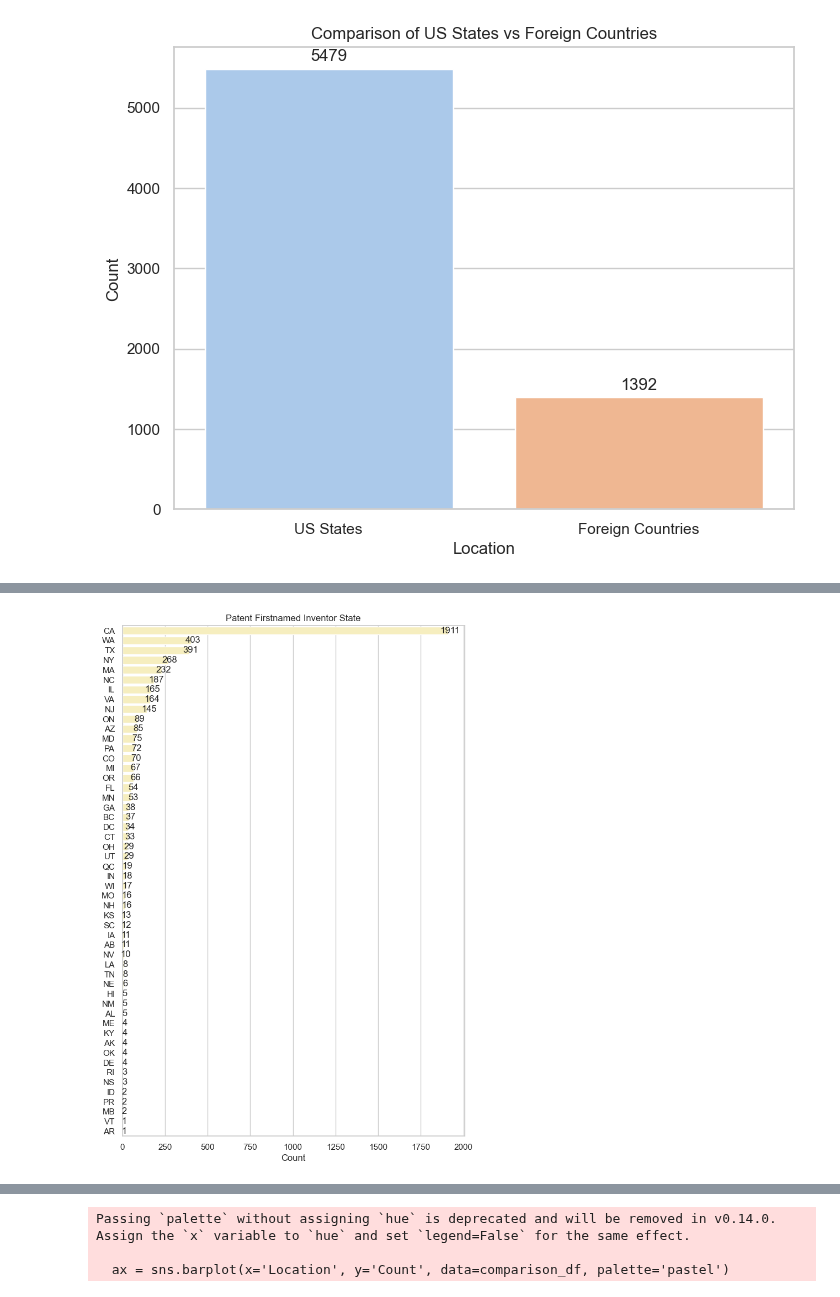
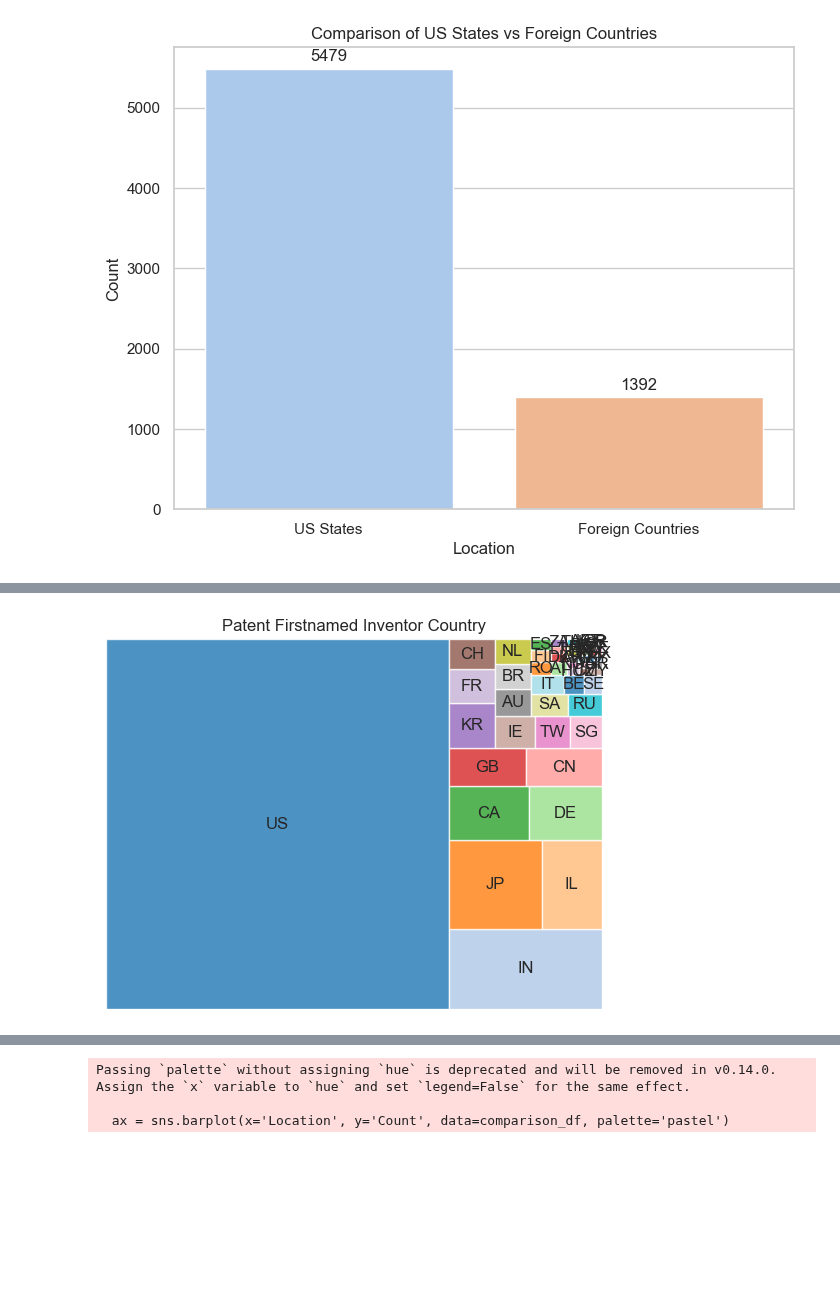
Before and after one commit to JunsooJung/Patentview, a Jupyter notebook: Patentview.ipynb, the cells around one changed output, grey strips where cells are left out. Drawn from its saved outputs; the diff is of its cells as text; code cells hidden in the pictures; blank space fills up the shorter version.

```diff
--- a/Patentview.ipynb
+++ b/Patentview.ipynb
@@ -1022,18 +1003,10 @@ plt.show()
-# %%
-df['patent_firstnamed_inventor_state_US'] =  df['patent_firstnamed_inventor_state'][df['patent_firstnamed_inventor_state']!="Foreigner"]
-patent_firstnamed_inventor_state_sort = df['patent_firstnamed_inventor_state_US'].value_counts().index
-
-plt.figure(figsize=(8, 12))
-ax = sns.countplot(y='patent_firstnamed_inventor_state_US', data=df,order=patent_firstnamed_inventor_state_sort)
-for p in ax.patches:
-    width = p.get_width()
-    plt.text(width + 10,
-             p.get_y() + p.get_height() / 2,
-             f'{int(width)}',
-             ha='center', va='center')
-plt.title('Patent Firstnamed Inventor State')
-plt.xlabel('Count')
-plt.ylabel('')
-plt.show()
-# %% [output]
-[figure, removed]
+# %%
+patent_country_counts = df['patent_firstnamed_inventor_country'].value_counts()
+
+squarify.plot(sizes=patent_country_counts.values, label=patent_country_counts.index,
+              alpha=0.8, color=plt.cm.tab20.colors)
+plt.title('Patent Firstnamed Inventor Country')
+plt.axis('off')
+plt.show()
+# %% [output]
+[figure, added]
```
Also changed, not shown: parts of 16 cells of this notebook.
